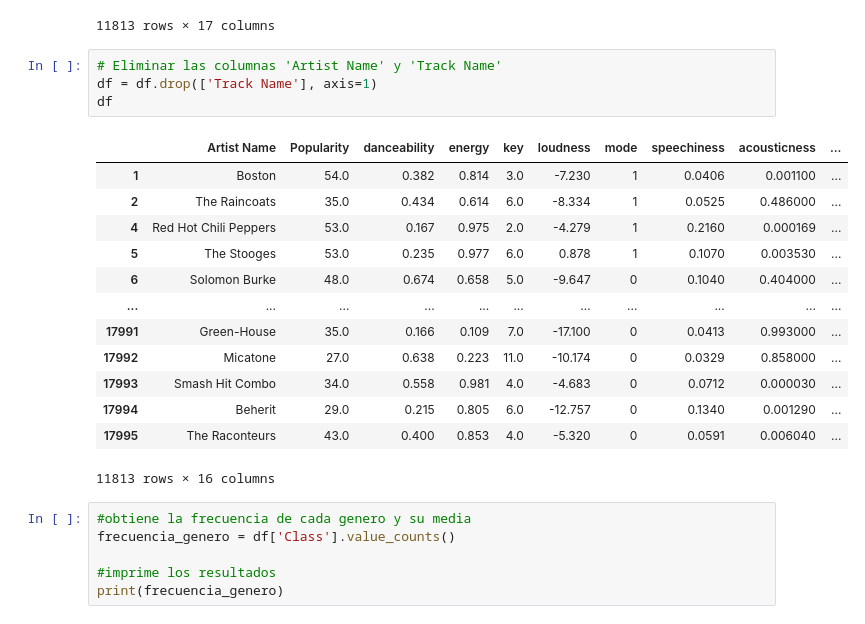
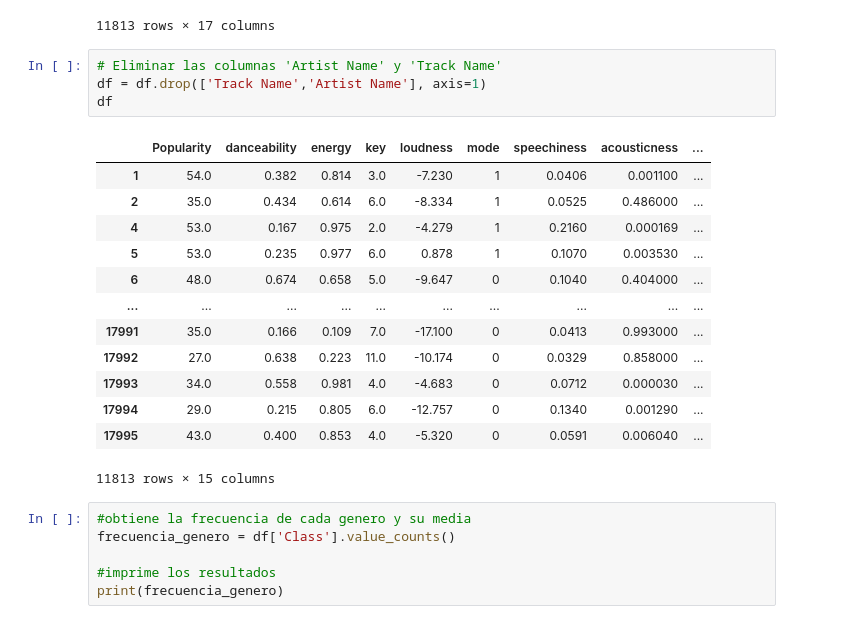
Before and after one commit to gaanno/proyecto-ml, a Jupyter notebook: proyecto.ipynb, the cells around one changed output. Saved outputs shown, nothing was run; the diff lists cells and outputs as text.

```diff
--- a/proyecto.ipynb
+++ b/proyecto.ipynb
@@ -93,22 +93,22 @@ df
 11813 rows × 17 columns
 # %%
 # Eliminar las columnas 'Artist Name' y 'Track Name'
-df = df.drop(['Track Name'], axis=1)
+df = df.drop(['Track Name','Artist Name'], axis=1)
 df
 # %% [output]
-|  | Artist Name | Popularity | danceability | energy | key | loudness | mode | speechiness | acousticness | ... |
-| 1 | Boston | 54.0 | 0.382 | 0.814 | 3.0 | -7.230 | 1 | 0.0406 | 0.001100 | ... |
-| 2 | The Raincoats | 35.0 | 0.434 | 0.614 | 6.0 | -8.334 | 1 | 0.0525 | 0.486000 | ... |
-| 4 | Red Hot Chili Peppers | 53.0 | 0.167 | 0.975 | 2.0 | -4.279 | 1 | 0.2160 | 0.000169 | ... |
-| 5 | The Stooges | 53.0 | 0.235 | 0.977 | 6.0 | 0.878 | 1 | 0.1070 | 0.003530 | ... |
-| 6 | Solomon Burke | 48.0 | 0.674 | 0.658 | 5.0 | -9.647 | 0 | 0.1040 | 0.404000 | ... |
-| ... | ... | ... | ... | ... | ... | ... | ... | ... | ... | ... |
-| 17991 | Green-House | 35.0 | 0.166 | 0.109 | 7.0 | -17.100 | 0 | 0.0413 | 0.993000 | ... |
-| 17992 | Micatone | 27.0 | 0.638 | 0.223 | 11.0 | -10.174 | 0 | 0.0329 | 0.858000 | ... |
-| 17993 | Smash Hit Combo | 34.0 | 0.558 | 0.981 | 4.0 | -4.683 | 0 | 0.0712 | 0.000030 | ... |
-| 17994 | Beherit | 29.0 | 0.215 | 0.805 | 6.0 | -12.757 | 0 | 0.1340 | 0.001290 | ... |
-| 17995 | The Raconteurs | 43.0 | 0.400 | 0.853 | 4.0 | -5.320 | 0 | 0.0591 | 0.006040 | ... |
+|  | Popularity | danceability | energy | key | loudness | mode | speechiness | acousticness | ... |
+| 1 | 54.0 | 0.382 | 0.814 | 3.0 | -7.230 | 1 | 0.0406 | 0.001100 | ... |
+| 2 | 35.0 | 0.434 | 0.614 | 6.0 | -8.334 | 1 | 0.0525 | 0.486000 | ... |
+| 4 | 53.0 | 0.167 | 0.975 | 2.0 | -4.279 | 1 | 0.2160 | 0.000169 | ... |
+| 5 | 53.0 | 0.235 | 0.977 | 6.0 | 0.878 | 1 | 0.1070 | 0.003530 | ... |
+| 6 | 48.0 | 0.674 | 0.658 | 5.0 | -9.647 | 0 | 0.1040 | 0.404000 | ... |
+| ... | ... | ... | ... | ... | ... | ... | ... | ... | ... |
+| 17991 | 35.0 | 0.166 | 0.109 | 7.0 | -17.100 | 0 | 0.0413 | 0.993000 | ... |
+| 17992 | 27.0 | 0.638 | 0.223 | 11.0 | -10.174 | 0 | 0.0329 | 0.858000 | ... |
+| 17993 | 34.0 | 0.558 | 0.981 | 4.0 | -4.683 | 0 | 0.0712 | 0.000030 | ... |
+| 17994 | 29.0 | 0.215 | 0.805 | 6.0 | -12.757 | 0 | 0.1340 | 0.001290 | ... |
+| 17995 | 43.0 | 0.400 | 0.853 | 4.0 | -5.320 | 0 | 0.0591 | 0.006040 | ... |
-11813 rows × 16 columns
+11813 rows × 15 columns
 # %%
 #obtiene la frecuencia de cada genero y su media
 frecuencia_genero = df['Class'].value_counts()
```
Also changed, not shown: parts of 28 cells of this notebook, 1 other file.
